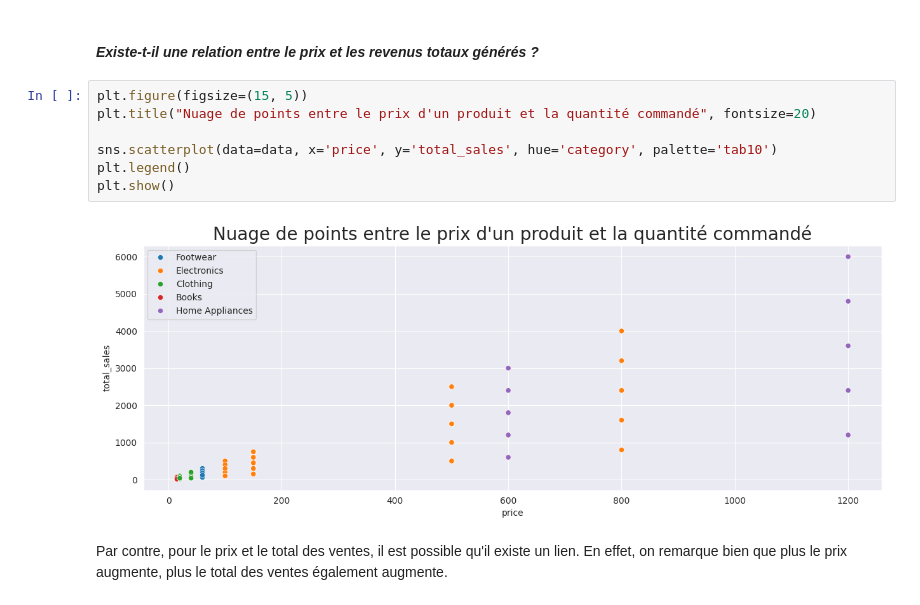
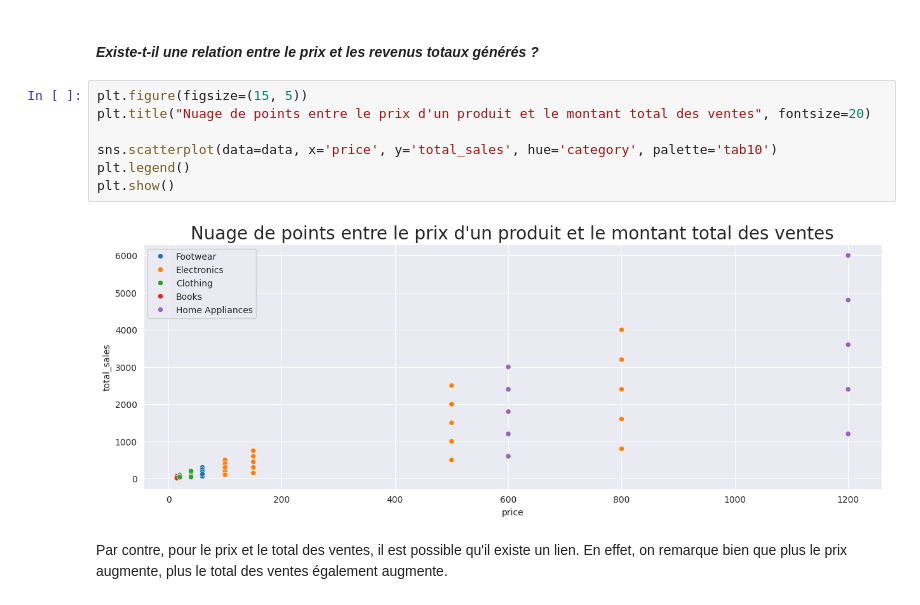
Before and after one commit to chanwinharold/Amazon_Sales, a Jupyter notebook: notebooks/02_exploratory_analysis.ipynb, the cells around one changed output. Drawn from its saved outputs; the diff is of its cells as text.

```diff
--- a/notebooks/02_exploratory_analysis.ipynb
+++ b/notebooks/02_exploratory_analysis.ipynb
@@ -484,13 +495,13 @@ Avec le visuel et le coéfficient de Pearson très faible, il semble n'y avoir a
 #### *Existe-t-il une relation entre le prix et les revenus totaux générés ?*
 # %%
 plt.figure(figsize=(15, 5))
-plt.title("Nuage de points entre le prix d'un produit et la quantité commandé", fontsize=20)
+plt.title("Nuage de points entre le prix d'un produit et le montant total des ventes", fontsize=20)
 
 sns.scatterplot(data=data, x='price', y='total_sales', hue='category', palette='tab10')
 plt.legend()
 plt.show()
 # %% [output]
-[figure, old version]
+[figure, new version]
 # %% [markdown]
 Par contre, pour le prix et le total des ventes, il est possible qu'il existe un lien. En effet, on remarque bien que plus le prix augmente, plus le total des ventes également augmente.
 # %% [markdown]
```
Also changed, not shown: parts of 2 cells of this notebook, 11 other files.
